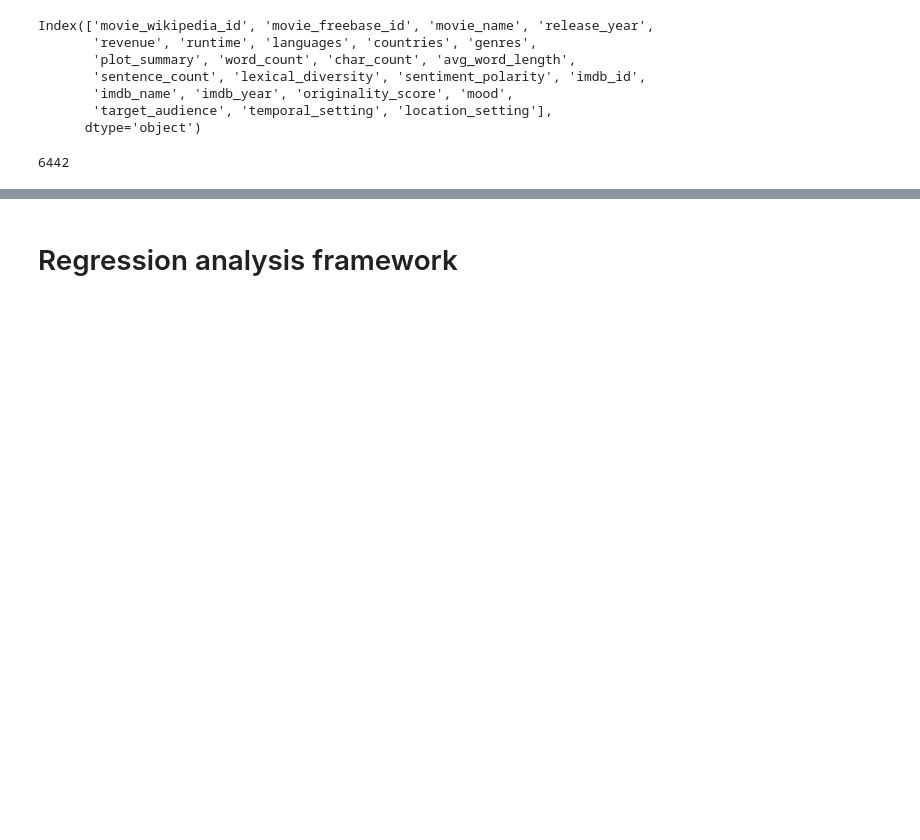
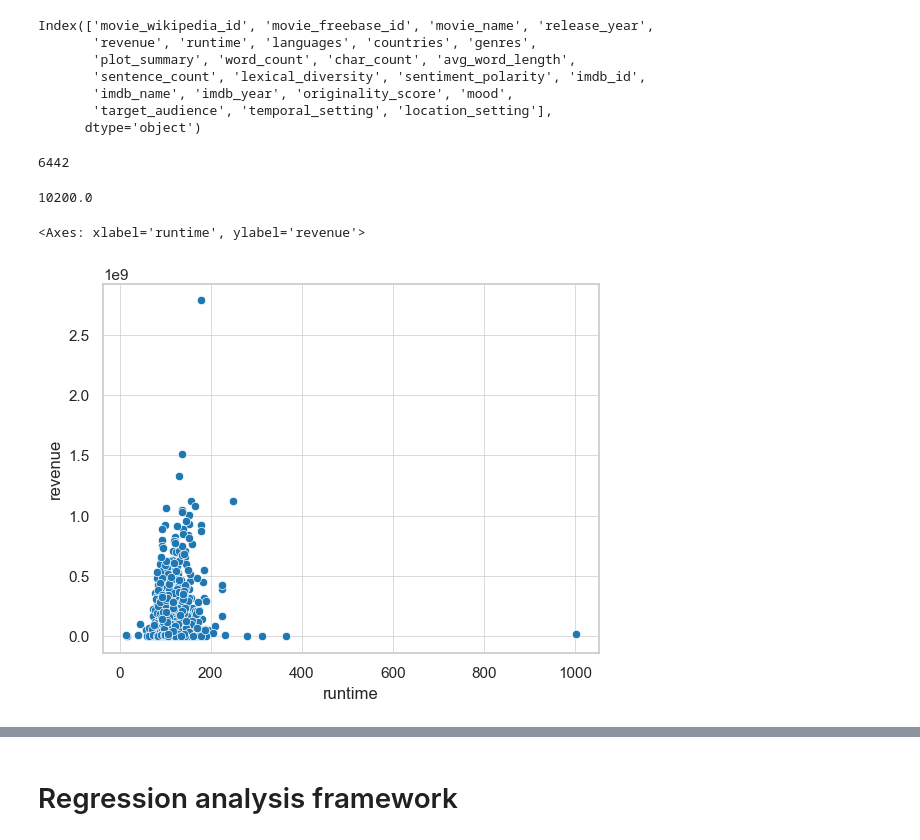
Before and after one commit to epfl-ada/ada-2023-project-biasbusters, a Jupyter notebook: regression_analysis.ipynb, the cells around one changed output, grey strips where cells are left out. Drawn from its saved outputs; the diff is of its cells as text; code cells hidden in the pictures; blank space fills up the shorter version.

Commit message:
regression analysis

```diff
--- a/regression_analysis.ipynb
+++ b/regression_analysis.ipynb
@@ -102,3 +102,15 @@ Index(['movie_wikipedia_id', 'movie_freebase_id', 'movie_name', 'release_year',
 plot_analysis['performance_worldwide'].notna().sum()
 # %% [output]
 6442
+# %%
+plot_analysis['revenue'].min()
+# %% [output]
+10200.0
+# %%
+sns.scatterplot(
+    x=plot_analysis['runtime'],
+    y=plot_analysis['revenue']
+)
+# %% [output]
+<Axes: xlabel='runtime', ylabel='revenue'>
+[figure, added]
```
Also changed, not shown: parts of 6 cells of this notebook.
